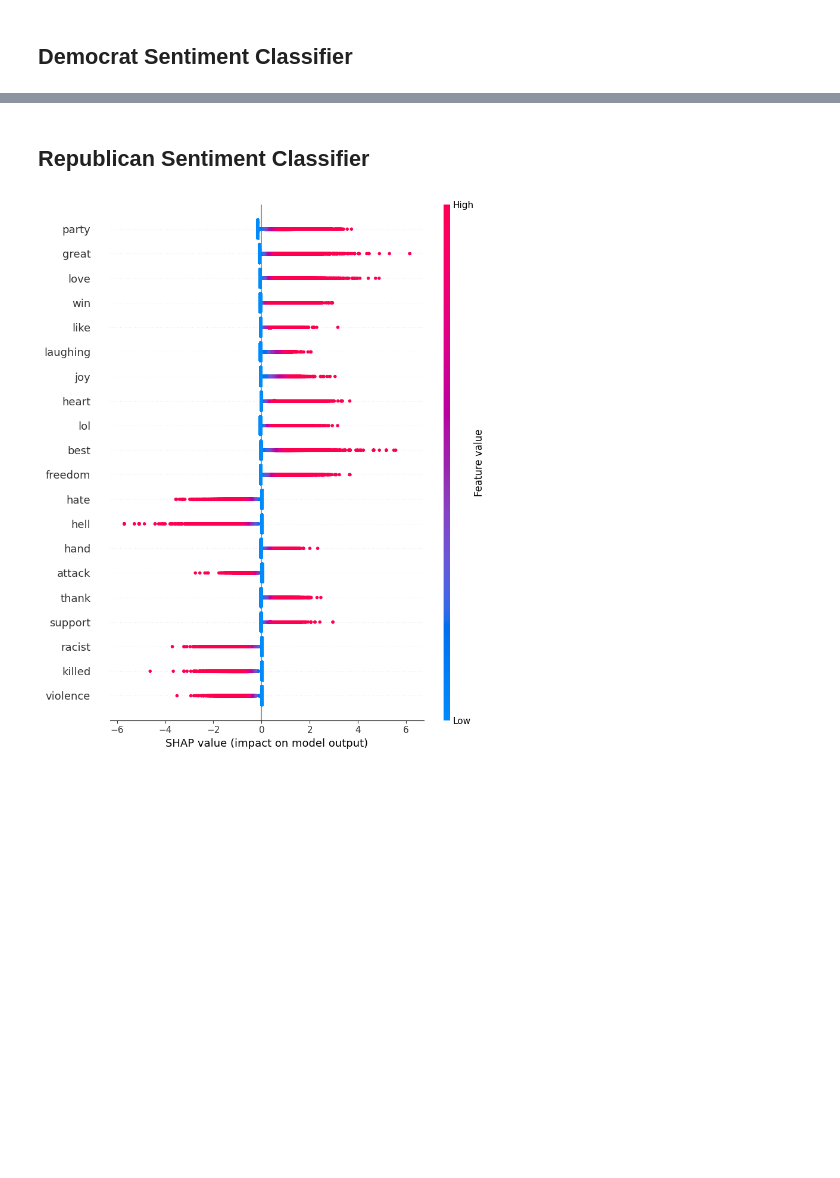
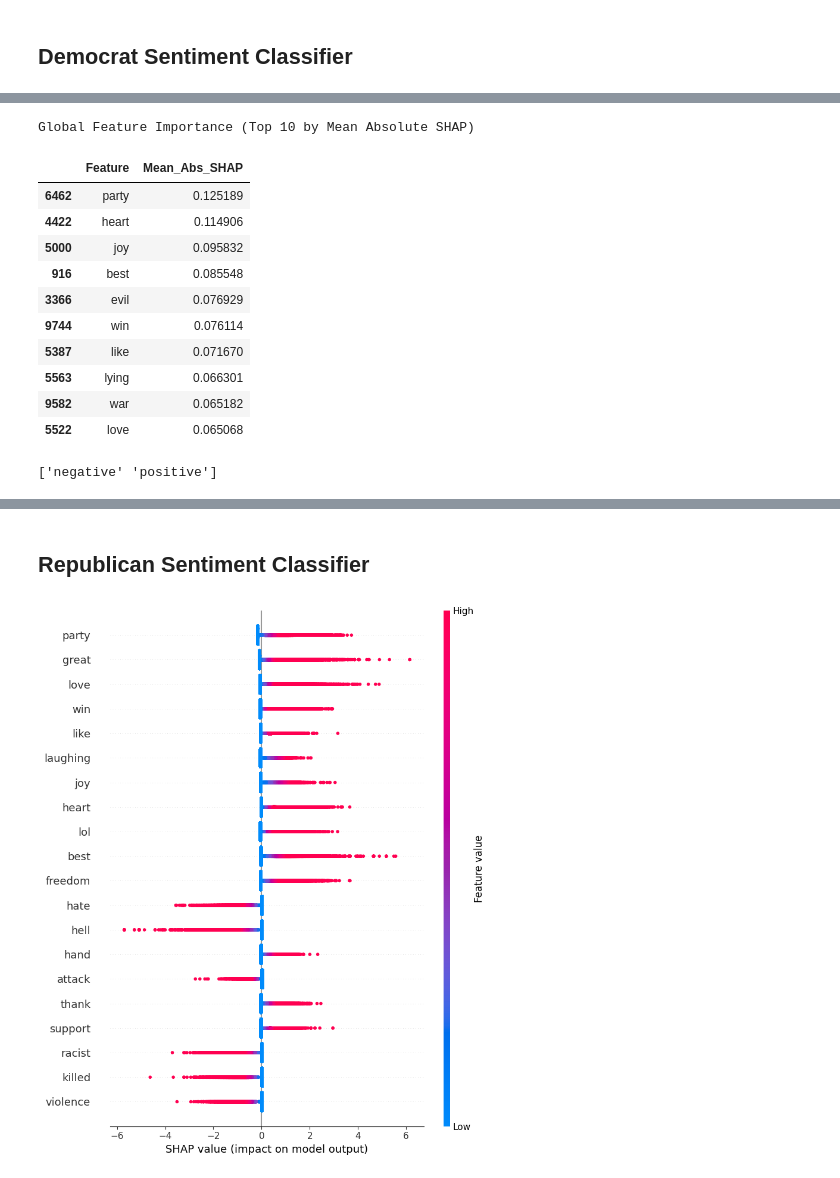
Before and after one commit to Birkbeck/msc-project-source-code-files-24-25-tayyib-saddique, a Jupyter notebook: x_processing/shap.ipynb, the cells around one changed output, grey strips where cells are left out. Saved outputs shown, nothing was run; the diff lists cells and outputs as text; code cells hidden in the pictures; blank space fills up the shorter version.

```diff
--- a/x_processing/shap.ipynb
+++ b/x_processing/shap.ipynb
@@ -77,0 +187,33 @@ shap.summary_plot(
+# %%
+target_shap_values = np.array(shap_values)
+feature_names = tfidf.get_feature_names_out()
+N_features_in_shap = target_shap_values.shape[1]
+feature_names = feature_names[:N_features_in_shap]
+
+print("Global Feature Importance (Top 10 by Mean Absolute SHAP)")
+mean_abs_shap = np.mean(np.abs(target_shap_values), axis=0)
+
+global_importance_df = pd.DataFrame({
+    'Feature': feature_names,
+    'Mean_Abs_SHAP': mean_abs_shap
+}).sort_values(by='Mean_Abs_SHAP', ascending=False)
+
+global_importance_df.head(10)
+# %% [output]
+Global Feature Importance (Top 10 by Mean Absolute SHAP)
+|  | Feature | Mean_Abs_SHAP |
+| 6462 | party | 0.125189 |
+| 4422 | heart | 0.114906 |
+| 5000 | joy | 0.095832 |
+| 916 | best | 0.085548 |
+| 3366 | evil | 0.076929 |
+| 9744 | win | 0.076114 |
+| 5387 | like | 0.071670 |
+| 5563 | lying | 0.066301 |
+| 9582 | war | 0.065182 |
+| 5522 | love | 0.065068 |
+# %%
+class_labels = clf.classes_
+print(class_labels)
+# %% [output]
+['negative' 'positive']
```
Also changed, not shown: parts of 10 cells of this notebook.
